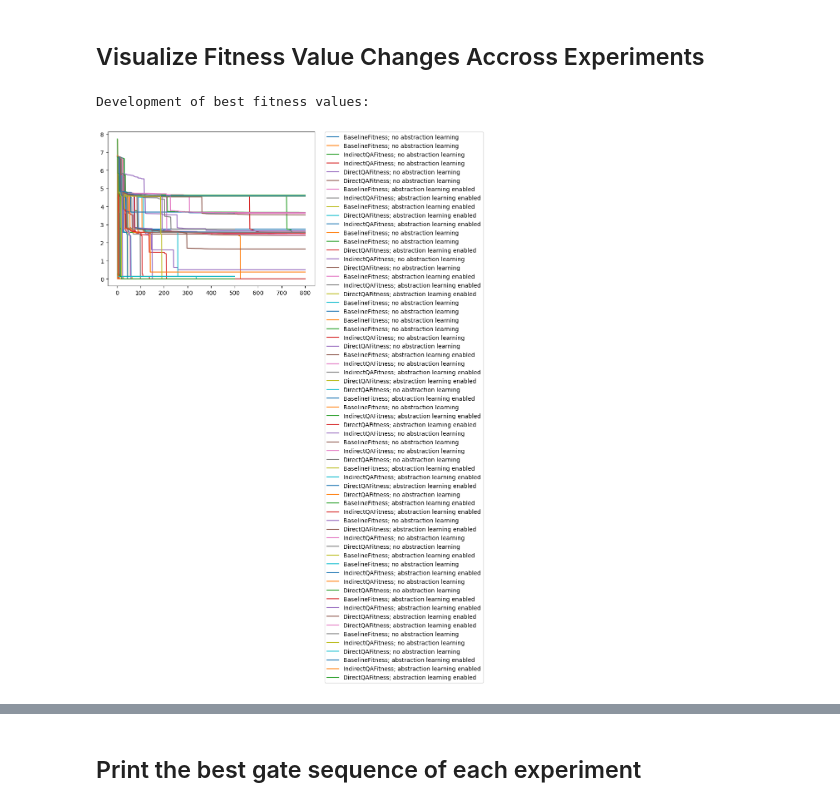
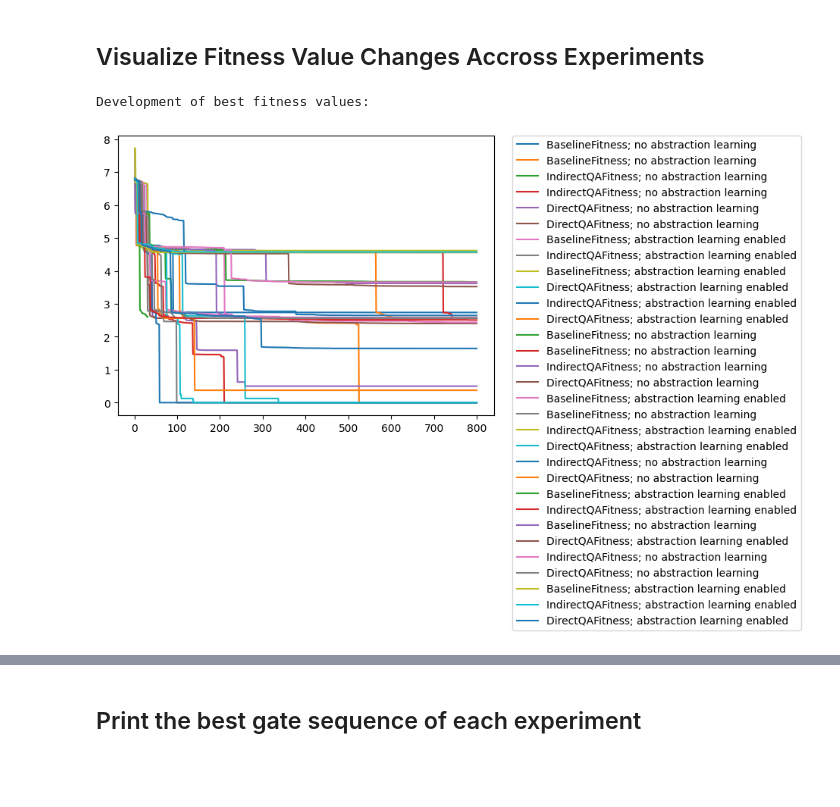
Before and after one commit to westoun/gp4qc, a Jupyter notebook: evaluation.ipynb, the cells around one changed output, grey strips where cells are left out. Drawn from its saved outputs; the diff is of its cells as text; code cells hidden in the pictures; blank space fills up the shorter version.

Commit message:
Create joined graphs by configuration

```diff
--- a/evaluation.ipynb
+++ b/evaluation.ipynb
@@ -154,23 +154,28 @@ Experiment Id: grover_3qubits_22c921d5-c906-4c42-98d8-b26dc2b4fc16
 # %% [markdown]
 ## Visualize Fitness Value Changes Accross Experiments
 # %%
+EVALUATION_CASE = "grover" # bernstein
+
 experiment_ids = experiments["experiment_id"].unique()
 legend = []
 
 ax = plt.subplot()
 
 for experiment_id in experiment_ids:
+    if not experiment_id.startswith(EVALUATION_CASE):
+        continue
+
     configuration = experiments.loc[experiments["experiment_id"] == experiment_id]["configuration"].tolist()[0].strip()
     legend.append(configuration)
 
     current_fitness_values = fitness_values.loc[fitness_values["experiment_id"] == experiment_id]
 
     ax.plot(current_fitness_values["generation"], current_fitness_values["best_fitness_value"])
 
 print("Development of best fitness values:")
 plt.legend(legend, bbox_to_anchor=(1.05, 1), loc='upper left', borderaxespad=0)
 plt.show()
 # %% [output]
 Development of best fitness values:
-[figure, old version]
+[figure, new version]
 # %%
```
Also changed, not shown: parts of 3 cells of this notebook.
